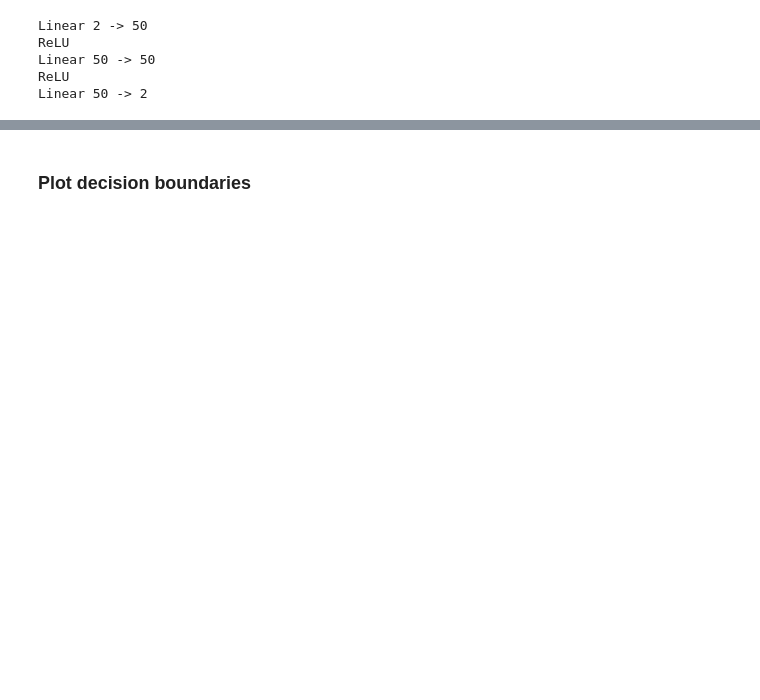
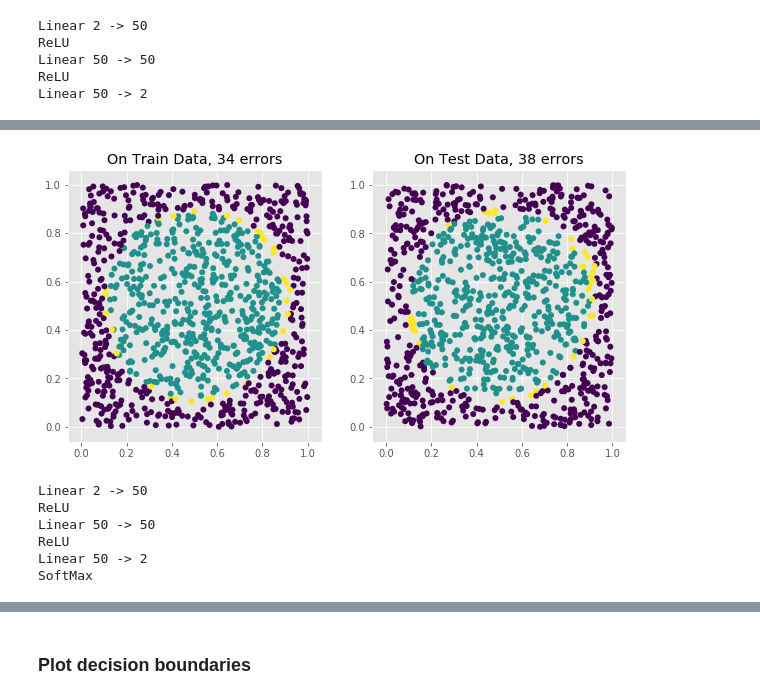
Before and after one commit to Davit98/Mini-Deep-Learning-Framework, a Jupyter notebook: Mini DL Framework.ipynb, the cells around one changed output, grey strips where cells are left out. Drawn from its saved outputs; the diff is of its cells as text; code cells hidden in the pictures; blank space fills up the shorter version.

```diff
--- a/Mini DL Framework.ipynb
+++ b/Mini DL Framework.ipynb
@@ -138,0 +148,32 @@ Number of errors on a test set: 31
+# %%
+plt.figure(figsize=(10, 5))
+plt.subplot(1, 2, 1)
+plt.scatter(train_data[:, 0], train_data[:, 1], c=train_res, edgecolors="none")
+plt.title(f'On Train Data, {errors_train} errors')
+
+plt.subplot(1, 2, 2)
+plt.scatter(test_data[:, 0], test_data[:, 1], c=test_res, edgecolors="none")
+plt.title(f'On Test Data, {errors_test} errors')
+plt.show()
+# %% [output]
+[figure, added]
+# %%
+# Trying with cross-entropy loss
+net_loss = CrossEntropy()
+
+n_hidden = 50
+net = Sequential(DenseLayer(2, n_hidden),
+                 ReLU(),
+                 DenseLayer(n_hidden, n_hidden),
+                 ReLU(),
+                 DenseLayer(n_hidden, 2),
+                 SoftMax())
+
+print(net)
+# %% [output]
+Linear 2 -> 50
+ReLU
+Linear 50 -> 50
+ReLU
+Linear 50 -> 2
+SoftMax
```
Also changed, not shown: parts of 13 cells of this notebook, 1 other file.
